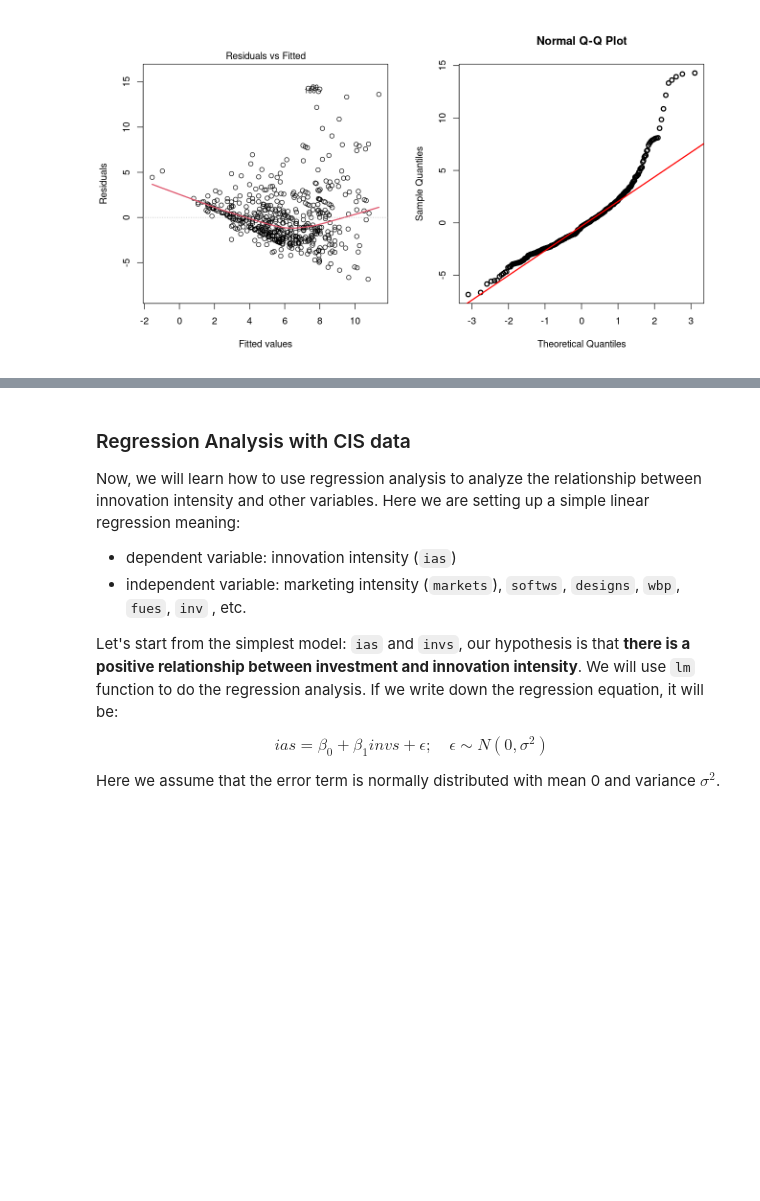
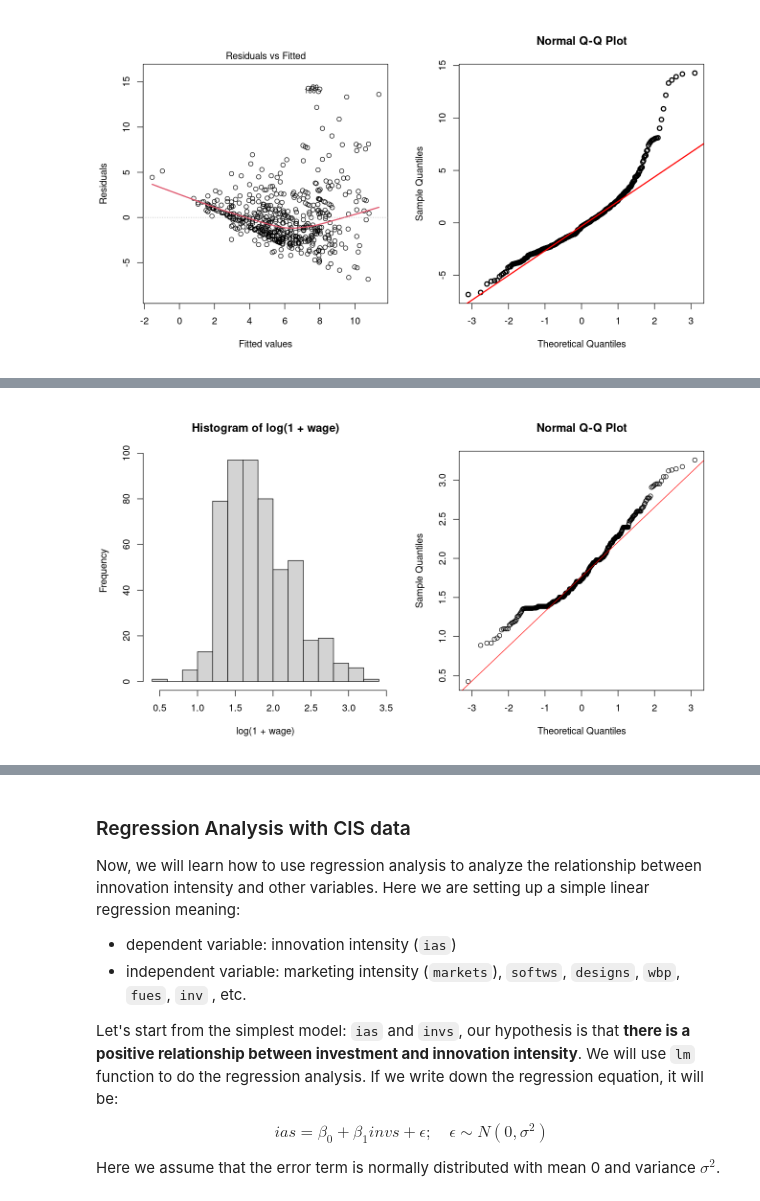
Before and after one commit to oceanumeric/data-science-go-small, a Jupyter notebook: all-in-one-for-the-exam/all-in-one.ipynb, the cells around one changed output, grey strips where cells are left out. Drawn from its saved outputs; the diff is of its cells as text; code cells hidden in the pictures; blank space fills up the shorter version.

```diff
--- a/all-in-one-for-the-exam/all-in-one.ipynb
+++ b/all-in-one-for-the-exam/all-in-one.ipynb
@@ -1655,0 +1697,8 @@ to make the dependent variable normally distributed.
+# %%
+par(mfrow=c(1,2))
+wage1 %>%
+    with(hist(log(1+wage)))
+qqnorm(log(1+wage1$wage))
+qqline(log(1+wage1$wage), col='red')
+# %% [output]
+[figure, added]
```
Also changed, not shown: parts of 6 cells of this notebook.
